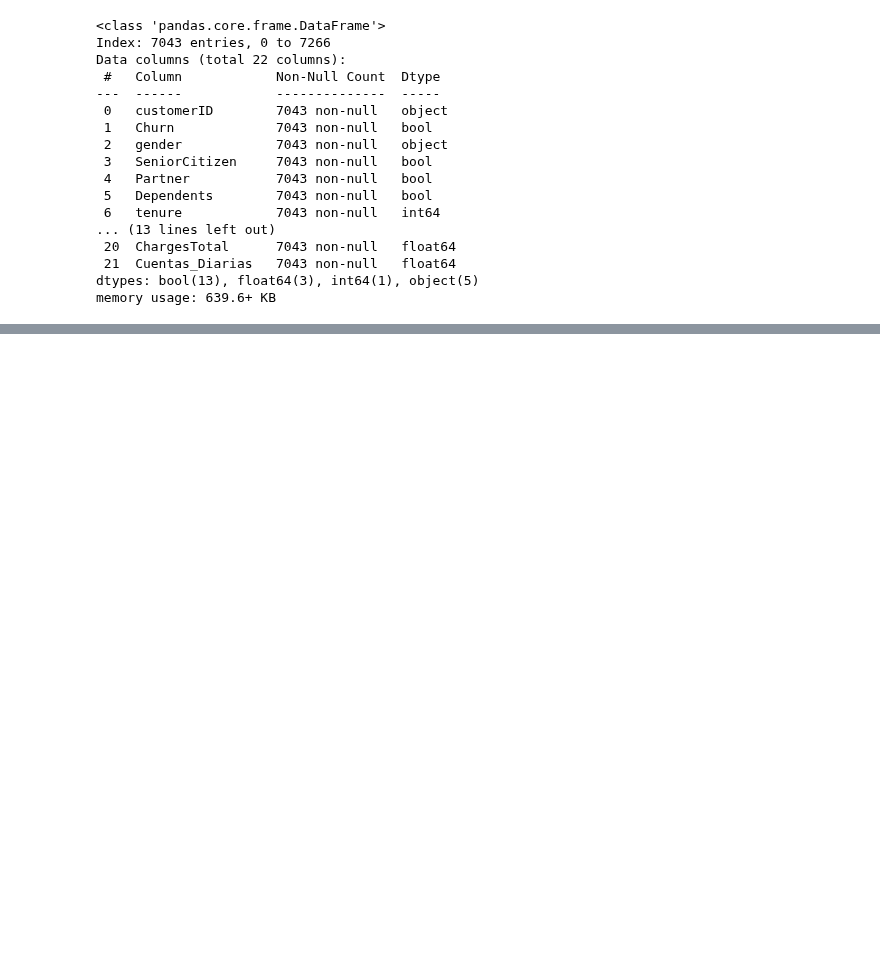
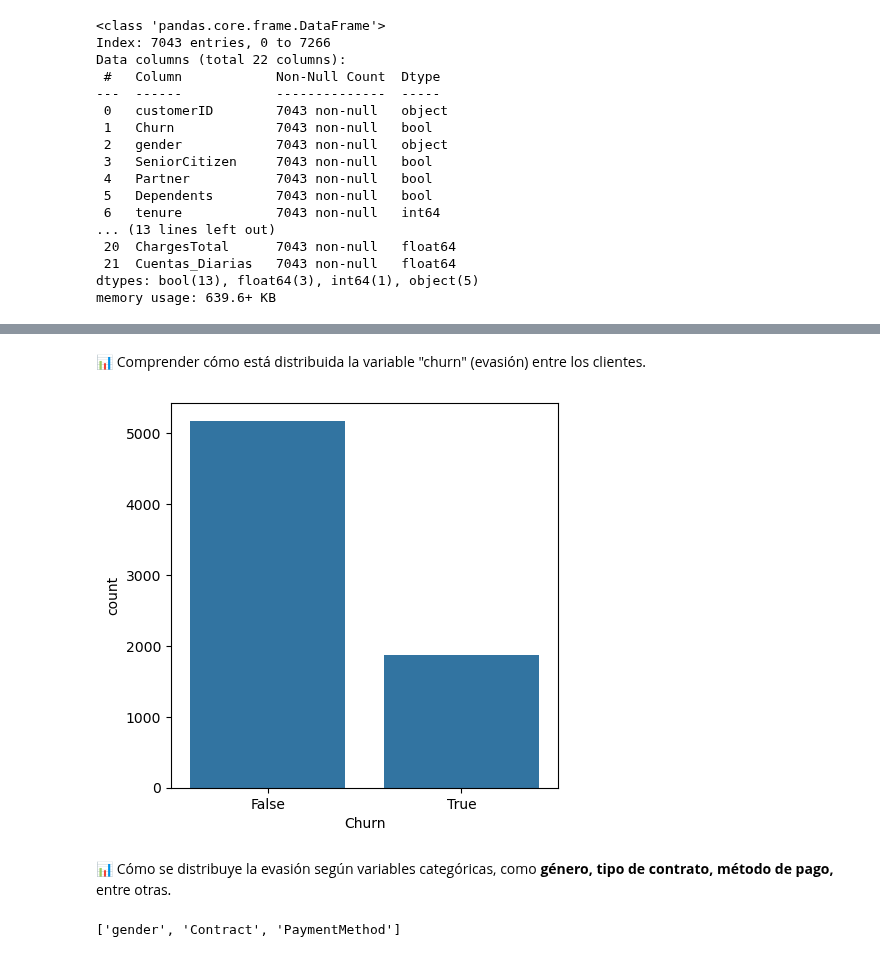
Before and after one commit to WMRioga/Challenge_02_TelecomX, a Jupyter notebook: TelecomX_LATAM.ipynb, the cells around one changed output, grey strips where cells are left out. Cells and saved outputs as stored; diff of their text form; code cells hidden in the pictures; blank space fills up the shorter version.

```diff
--- a/TelecomX_LATAM.ipynb
+++ b/TelecomX_LATAM.ipynb
@@ -512,0 +567,20 @@ memory usage: 639.6+ KB
+# %% [markdown]
+📊 Comprender cómo está distribuida la variable "churn" (evasión) entre los clientes.
+# %%
+import seaborn as sns
+
+fig, ax = plt.subplots(figsize=(5, 5))
+
+sns.countplot(data=df_merge_clean, x='Churn')
+plt.show()
+# %% [output]
+[figure, added]
+# %% [markdown]
+📊 Cómo se distribuye la evasión según variables categóricas, como __género, tipo de contrato, método de pago,__ entre otras.
+# %%
+churn_true = df_merge_clean[df_merge_clean['Churn'] == True]
+churn_false = df_merge_clean[df_merge_clean['Churn'] == False]
+evacion = ['gender','Contract','PaymentMethod']
+evacion
+# %% [output]
+['gender', 'Contract', 'PaymentMethod']
```
Also changed, not shown: parts of 45 cells of this notebook, 1 other file.
